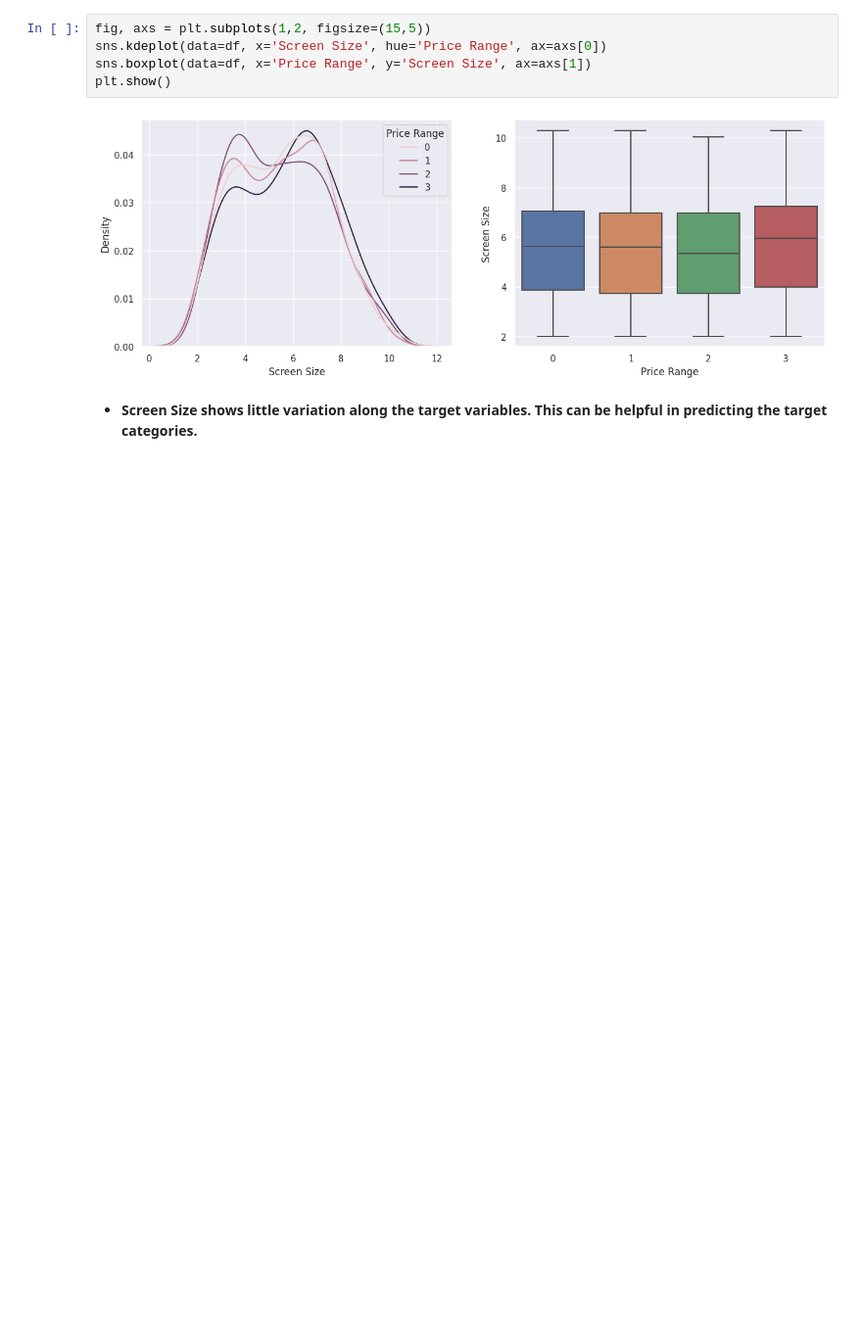
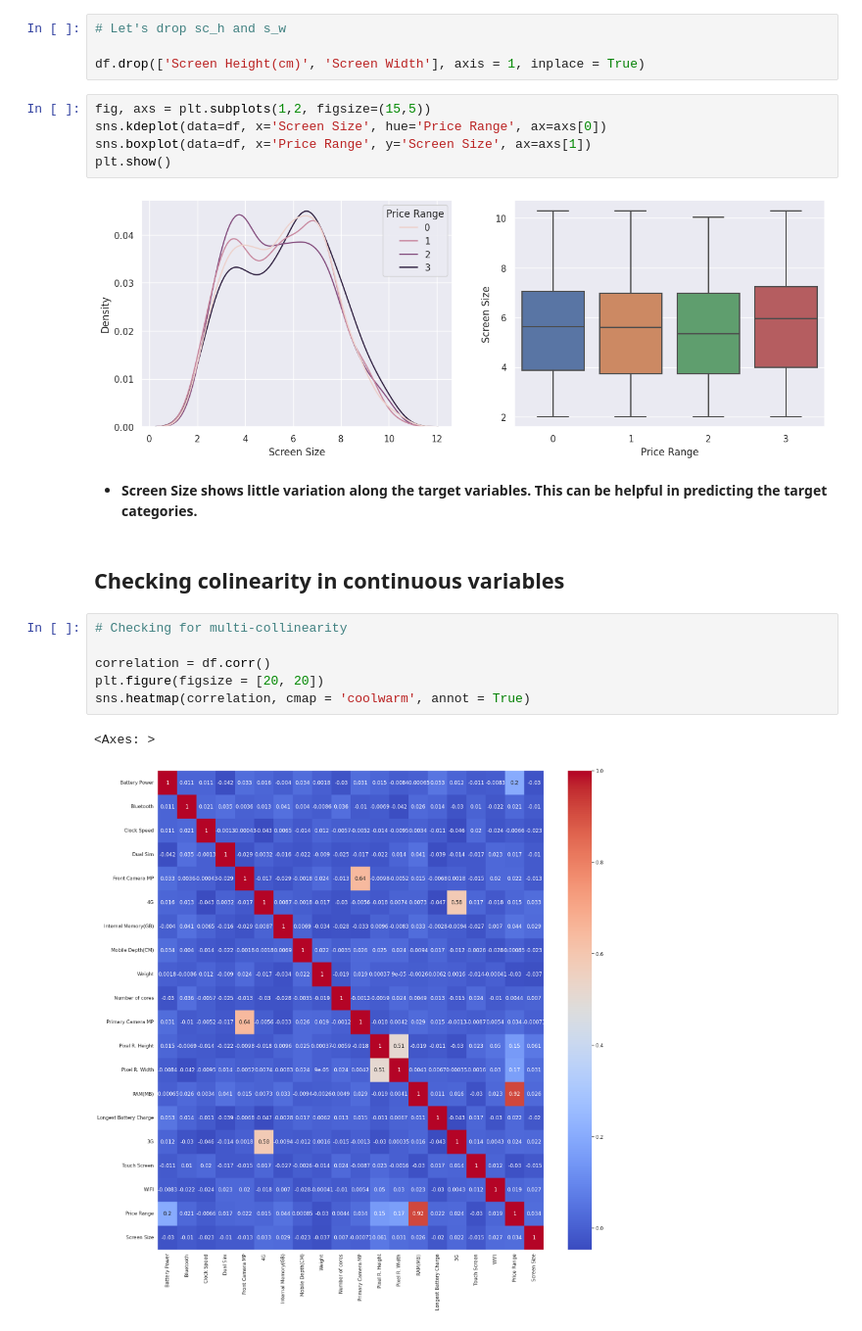
Before and after one commit to atulchune/Mobile-price-range-Prediction, a Jupyter notebook: Mobile_Price_Range_Prediction.ipynb, the cells around one changed output. Shown at 98% size. Cells and saved outputs as stored; diff of their text form; blank space fills up the shorter version.

Commit message:
Correlation and Outliers detection

```diff
--- a/Mobile_Price_Range_Prediction.ipynb
+++ b/Mobile_Price_Range_Prediction.ipynb
@@ -660,6 +646,10 @@ Name: WIFI, Length: 2000, dtype: int64
 
 df['Screen Size'] = np.sqrt((df['Screen Height(cm)']**2) + (df['Screen Width']**2))
 df['Screen Size'] = round(df['Screen Size']/2.54, 2)
+# %%
+# Let's drop sc_h and s_w
+
+df.drop(['Screen Height(cm)', 'Screen Width'], axis = 1, inplace = True)
 # %%
 fig, axs = plt.subplots(1,2, figsize=(15,5))
 sns.kdeplot(data=df, x='Screen Size', hue='Price Range', ax=axs[0])
@@ -669,3 +659,14 @@ plt.show()
 [figure]
 # %% [markdown]
 * **Screen Size shows little variation along the target variables. This can be helpful in predicting the target categories.**
+# %% [markdown]
+## **Checking colinearity in continuous variables**
+# %%
+# Checking for multi-collinearity
+
+correlation = df.corr()
+plt.figure(figsize = [20, 20])
+sns.heatmap(correlation, cmap = 'coolwarm', annot = True)
+# %% [output]
+<Axes: >
+[figure, added]
```
Also changed, not shown: parts of 20 cells of this notebook.
